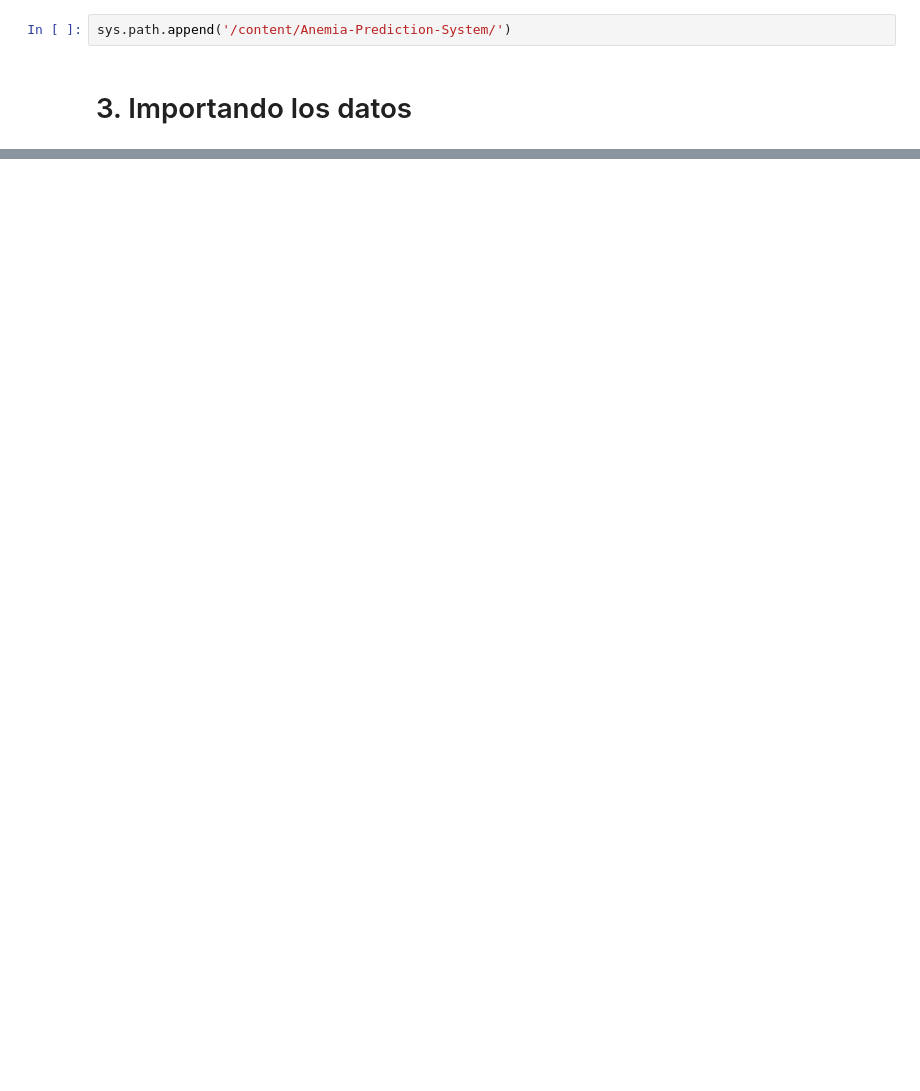
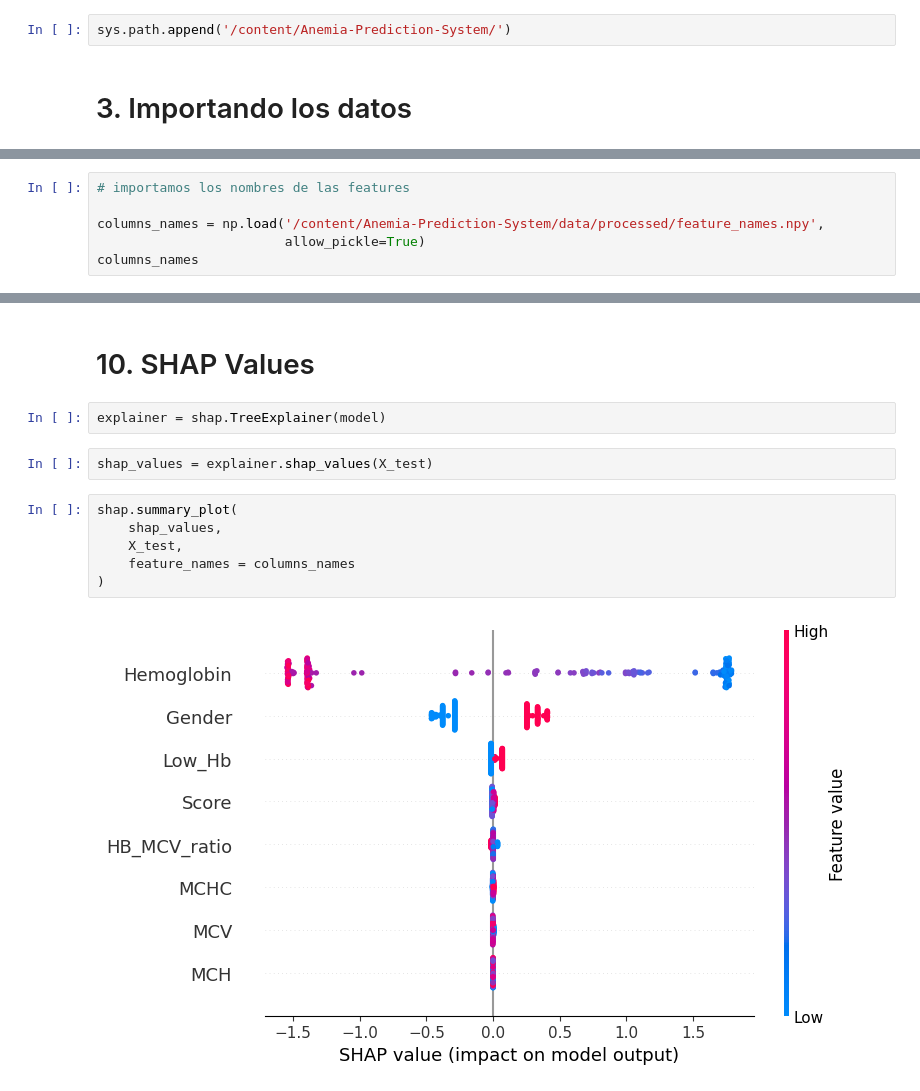
Before and after one commit to ezeperezds/Anemia-Prediction-System, a Jupyter notebook: notebooks/04_evaluation.ipynb, the cells around one changed output, grey strips where cells are left out. Drawn from its saved outputs; the diff is of its cells as text; blank space fills up the shorter version.

```diff
--- a/notebooks/04_evaluation.ipynb
+++ b/notebooks/04_evaluation.ipynb
@@ -26,0 +149,6 @@ sys.path.append('/content/Anemia-Prediction-System/')
+# %%
+# importamos los nombres de las features
+
+columns_names = np.load('/content/Anemia-Prediction-System/data/processed/feature_names.npy',
+                        allow_pickle=True)
+columns_names
@@ -26,0 +174,14 @@ sys.path.append('/content/Anemia-Prediction-System/')
+# %% [markdown]
+# 10. SHAP Values
+# %%
+explainer = shap.TreeExplainer(model)
+# %%
+shap_values = explainer.shap_values(X_test)
+# %%
+shap.summary_plot(
+    shap_values,
+    X_test,
+    feature_names = columns_names
+)
+# %% [output]
+[figure, added]
```
Also changed, not shown: parts of 27 cells of this notebook.
